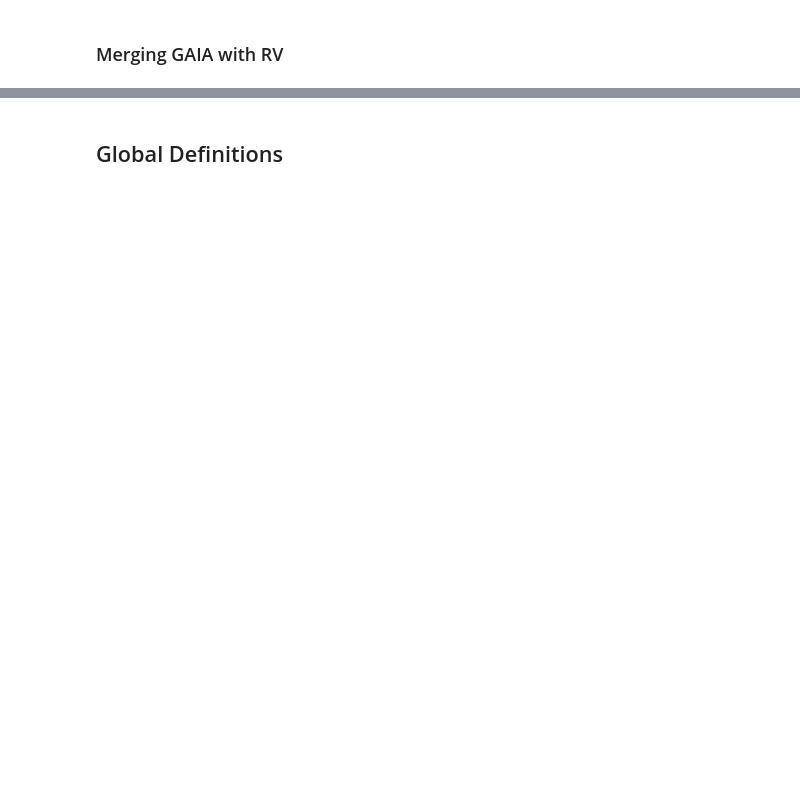
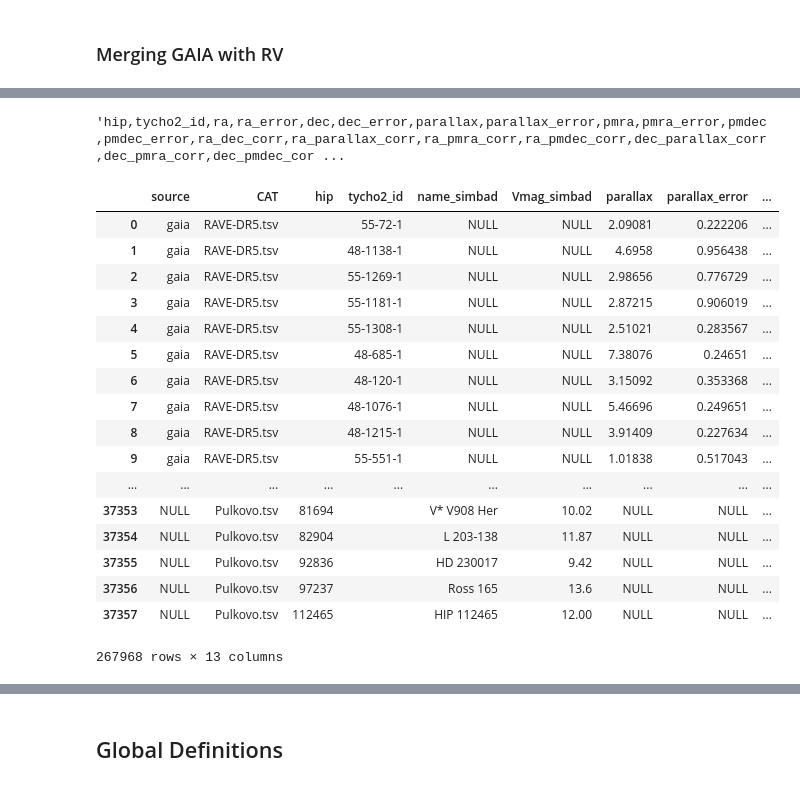
Before and after one commit to seap-udea/iWander, a Jupyter notebook: db/build.ipynb, the cells around one changed output, grey strips where cells are left out. Drawn from its saved outputs; the diff is of its cells as text; code cells hidden in the pictures; blank space fills up the shorter version.

```diff
--- a/db/build.ipynb
+++ b/db/build.ipynb
@@ -144,7 +150,6 @@ odict_values(['hip', 'ra_Hip', 'dec_Hip', 'parallax_Hip', 'pmra_Hip', 'pmdec_Hip
 ### TYCHO
 # %%
 # Información disponible en: http://cdsarc.u-strasbg.fr/viz-bin/Cat?cat=I%2F239&target=readme&#sRM2.13
-
 names_tyc={}
 names_tyc[1] = "tycho2_id"
 names_tyc[8] = "ra_Tyc"
@@ -167,10 +172,12 @@ names_tyc[25] = "ra_pmdec_corr_Tyc"
 names_tyc[26] = "dec_pmdec_corr_Tyc"
 names_tyc[27] = "parallax_pmdec_corr_Tyc"
 names_tyc[28] = "pmra_pmdec_corr_Tyc"
+names_tyc[53] = "HenryDraperId_Tyc"
 names_tyc[5] = "Vmag_Tyc"
-names_tyc[53] = "HenryDraperId_Tyc"
 
-tycho = pd.read_csv(HIPTYC_DIR+"tyc_main.dat", usecols = list(names_tyc.keys()), delimiter="|", names = names_tyc.values())
+names_tyc = collections.OrderedDict(sorted(names_tyc.items()))
+
+tycho = pd.read_csv(HIPTYC_DIR+"tyc_main.dat", delimiter="|", usecols = names_tyc.keys(), names = names_tyc.values())
 tycho = pd.DataFrame(tycho)
 
 # Dividir la cadena de texto en los 3 campos numéricos que componen el ID de Tycho_2 (separados por espacios en blanco)
@@ -190,7 +197,9 @@ n1 = len(tycho)
 tycho["ra_Tyc"] = pd.to_numeric(tycho["ra_Tyc"], errors="coerce")             # Convierte en np.nan los valores no numéricos
 tycho["dec_Tyc"] = pd.to_numeric(tycho["dec_Tyc"], errors="coerce")           # Convierte en np.nan los valores no numéricos
 tycho["parallax_Tyc"] = pd.to_numeric(tycho["parallax_Tyc"], errors="coerce") # Convierte en np.nan los valores no numéricos
+tycho["Vmag_Tyc"] = pd.to_numeric(tycho["Vmag_Tyc"], errors="coerce")         # Convierte en np.nan los valores no numéricos
 tycho.dropna(subset=["ra_Tyc", "dec_Tyc", "parallax_Tyc"], inplace=True)      # Elimina los registros con paralaje nulo
+tycho["source"]="tycho"
 
 n2 = len(tycho)
 print("Objects discarded:", n1-n2)
@@ -257,6 +266,7 @@ simbad = simbad.rename(columns={"plx": "parallax_simbad"})         # Modifca el
 simbad = simbad.rename(columns={"spec.type": "sptype_simbad"})     # Modifca el nombre de la columna de clasificación espectral
 simbad = simbad.rename(columns={"radvel": "radial_vel_simbad"})    # Modifica el nombre de la columna de velocidades radiales
 simbad = simbad.rename(columns={"MagV": "Vmag_simbad"})            # Modifica el nombre de la columna de magnitud V
+simbad["source"]="simbad"
 
 len(simbad)
 # %% [output]
@@ -264,0 +321,23 @@ Objects discarded: 175
+# %%
+n1 = len(gaia)
+print("Tamaño inicial de la base de datos alimentada con Gaia:", n1)
+
+database = gaia.merge(hipparcos, left_on="hip", right_on="hip", how="outer")
+n2 = len(database)
+print("Tamaño de Hipparcos:", len(hipparcos), "Tamaño final de la base de datos maestra:", n2, ". Aporte:", n2-n1)
+
+database = database.merge(tycho, left_on="tycho2_id", right_on="tycho2_id", how="outer")
+n3 = len(database)
+print("Tamaño de Tycho:", len(tycho), "Tamaño final de la base de datos maestra:", n3, ". Aporte:", n3-n2)
+
+database = database.merge(simbad, left_on="hip", right_on="hip", how="outer")
+n4 = len(database)
+print("Tamaño de Simbad:", len(simbad), "Tamaño final de la base de datos maestra:", n4, ". Aporte:", n4-n3)
+
+sources=database[['source_x','source_y']].fillna('')
+sources.columns=['s1','s2','s3','s4']
+database["source"]=sources["s1"].astype(str)+":"+sources["s2"]+":"+sources["s3"]+":"+sources["s4"]
+del(database["source_x"])
+del(database["source_y"])
+
+database = database.reset_index(drop=True)
@@ -907,11 +924,14 @@ database[["parallax","parallax_simbad","parallax_Hip","parallax_Tyc"]]
 # %% [markdown]
 ### Merging GAIA with RV
 # %%
+#gaiasrc=gaia
+gaiasrc=database
+
 cols=["tycho2_id","hip"]
 rvgaia=pd.DataFrame()
 for col in cols[::1],cols[::-1]:
     print("Merging by %s..."%col[0])
-    result=pd.merge(left=gaia[gaia[col[0]]!=''],
+    result=pd.merge(left=gaiasrc[gaiasrc[col[0]]!=''],
                     right=rv[rv[col[0]]!=''],
                     on=col[0])
     result=result.drop("%s_y"%col[1],1)
@@ -920,7 +940,7 @@ for col in cols[::1],cols[::-1]:
     rvgaia=rvgaia.append(result)
 
 rvgaia=rvgaia.fillna('NULL')
-rvgaia.to_csv(RV_DIR+"RVGaia.csv",index=False)
+rvgaia.to_csv(RV_DIR+"RVGaia_all.csv",index=False)
 print("Number of matches: %d"%len(rvgaia))
 # %% [output]
 Merging by tycho2_id...
@@ -941,0 +967,25 @@ Index(['hip', 'tycho2_id', 'ra', 'ra_error', 'dec', 'dec_error', 'parallax',
+# %%
+",".join(rvgaia.columns)
+# %% [output]
+'hip,tycho2_id,ra,ra_error,dec,dec_error,parallax,parallax_error,pmra,pmra_error,pmdec,pmdec_error,ra_dec_corr,ra_parallax_corr,ra_pmra_corr,ra_pmdec_corr,dec_parallax_corr,dec_pmra_corr,dec_pmdec_cor ...
+# %%
+rvgaia[['source','CAT','hip','tycho2_id','name_simbad','Vmag_simbad','parallax','parallax_error','parallax_Hip','parallax_error_Hip','radial_vel_simbad','RV','eRV']]
+# %% [output]
+|  | source | CAT | hip | tycho2_id | name_simbad | Vmag_simbad | parallax | parallax_error | ... |
+| 0 | gaia | RAVE-DR5.tsv |  | 55-72-1 | NULL | NULL | 2.09081 | 0.222206 | ... |
+| 1 | gaia | RAVE-DR5.tsv |  | 48-1138-1 | NULL | NULL | 4.6958 | 0.956438 | ... |
+| 2 | gaia | RAVE-DR5.tsv |  | 55-1269-1 | NULL | NULL | 2.98656 | 0.776729 | ... |
+| 3 | gaia | RAVE-DR5.tsv |  | 55-1181-1 | NULL | NULL | 2.87215 | 0.906019 | ... |
+| 4 | gaia | RAVE-DR5.tsv |  | 55-1308-1 | NULL | NULL | 2.51021 | 0.283567 | ... |
+| 5 | gaia | RAVE-DR5.tsv |  | 48-685-1 | NULL | NULL | 7.38076 | 0.24651 | ... |
+| 6 | gaia | RAVE-DR5.tsv |  | 48-120-1 | NULL | NULL | 3.15092 | 0.353368 | ... |
+| 7 | gaia | RAVE-DR5.tsv |  | 48-1076-1 | NULL | NULL | 5.46696 | 0.249651 | ... |
+| 8 | gaia | RAVE-DR5.tsv |  | 48-1215-1 | NULL | NULL | 3.91409 | 0.227634 | ... |
+| 9 | gaia | RAVE-DR5.tsv |  | 55-551-1 | NULL | NULL | 1.01838 | 0.517043 | ... |
+| ... | ... | ... | ... | ... | ... | ... | ... | ... | ... |
+| 37353 | NULL | Pulkovo.tsv | 81694 |  | V* V908 Her | 10.02 | NULL | NULL | ... |
+| 37354 | NULL | Pulkovo.tsv | 82904 |  | L 203-138 | 11.87 | NULL | NULL | ... |
+| 37355 | NULL | Pulkovo.tsv | 92836 |  | HD 230017 | 9.42 | NULL | NULL | ... |
+| 37356 | NULL | Pulkovo.tsv | 97237 |  | Ross 165 | 13.6 | NULL | NULL | ... |
+| 37357 | NULL | Pulkovo.tsv | 112465 |  | HIP 112465 | 12.00 | NULL | NULL | ... |
+267968 rows × 13 columns
```
Also changed, not shown: parts of 24 cells of this notebook.
